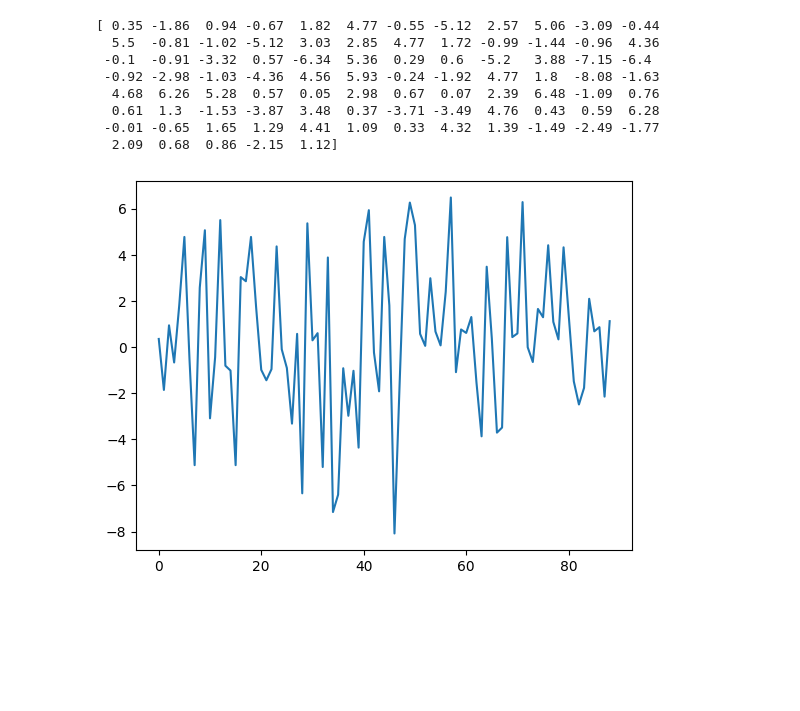
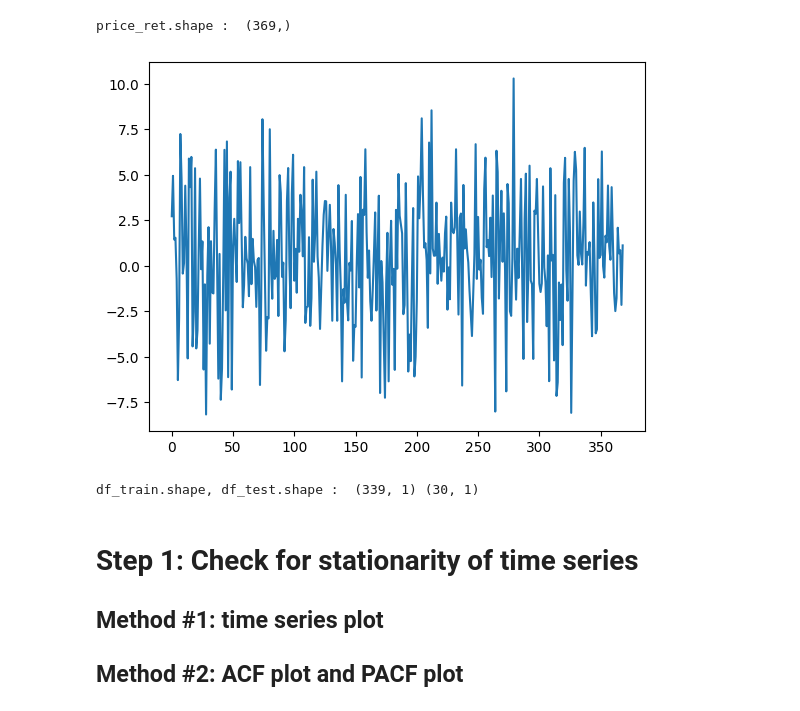
Before and after one commit to Sergey-Kiselev-dev/ML_sem_pub, a Jupyter notebook: ML_job_ARIMA_01.ipynb, the cells around one changed output. Drawn from its saved outputs; the diff is of its cells as text; code cells hidden in the pictures; blank space fills up the shorter version.

```diff
--- a/ML_job_ARIMA_01.ipynb
+++ b/ML_job_ARIMA_01.ipynb
@@ -389,47 +389,48 @@ price_close = [x['price_close'] for x in data]
 # %%
 np.set_printoptions(precision=2)
 price_close = np.array(price_close[1:]).astype(np.float32)
 # print(price_close)
 
 # price_close = price_close[-100:]
 price_ret = []
 for i in range(1, len(price_close)):
   if abs(price_close[i] - price_close[i-1]) > 0.01:
     price_ret.append(price_close[i] - price_close[i-1])
 price_ret = np.array(price_ret)
-print(price_ret)
+print('price_ret.shape : ', price_ret.shape)
 
 plt.plot([i for i in range(len(price_ret))], price_ret)
 plt.show()
 
-price_ret = price_ret[-100:]
+# price_ret = price_ret[-100:]
 N = len(price_ret) - 1
 x = np.zeros(N)
 y = np.zeros(N)
 for i in range(1, N+1, 1):
   x[i-1] = i - 1
   y[i-1] = float(price_ret[i])
 # print(x)
 # print(y)
 
-x_train = x[0:N-2]
-y_train = y[0:N-2]
+# x_train = x[0:N-2]
+# y_train = y[0:N-2]
 # print(x_train)
 # print(y_train)
 
-N = len(x)
-M = 8
+df_train = pd.DataFrame(price_ret[0:-30]).copy()
+df_test = pd.DataFrame(price_ret[-30:]).copy()
+print('df_train.shape, df_test.shape : ', df_train.shape, df_test.shape)
 
-z_train = np.polyfit(x_train, y_train, M)
 # print(z_train)
 # %% [output]
-[ 0.35 -1.86  0.94 -0.67  1.82  4.77 -0.55 -5.12  2.57  5.06 -3.09 -0.44
-  5.5  -0.81 -1.02 -5.12  3.03  2.85  4.77  1.72 -0.99 -1.44 -0.96  4.36
- -0.1  -0.91 -3.32  0.57 -6.34  5.36  0.29  0.6  -5.2   3.88 -7.15 -6.4
- -0.92 -2.98 -1.03 -4.36  4.56  5.93 -0.24 -1.92  4.77  1.8  -8.08 -1.63
-  4.68  6.26  5.28  0.57  0.05  2.98  0.67  0.07  2.39  6.48 -1.09  0.76
-  0.61  1.3  -1.53 -3.87  3.48  0.37 -3.71 -3.49  4.76  0.43  0.59  6.28
- -0.01 -0.65  1.65  1.29  4.41  1.09  0.33  4.32  1.39 -1.49 -2.49 -1.77
-  2.09  0.68  0.86 -2.15  1.12]
+price_ret.shape :  (369,)
-[figure, old version]
+[figure, new version]
+df_train.shape, df_test.shape :  (339, 1) (30, 1)
+# %% [markdown]
+Step 1: Check for stationarity of time series
+=========
+Method #1: time series plot
+---------------
+Method #2: ACF plot and PACF plot
+------------------------
 # %%
```
Also changed, not shown: parts of 15 cells of this notebook.
